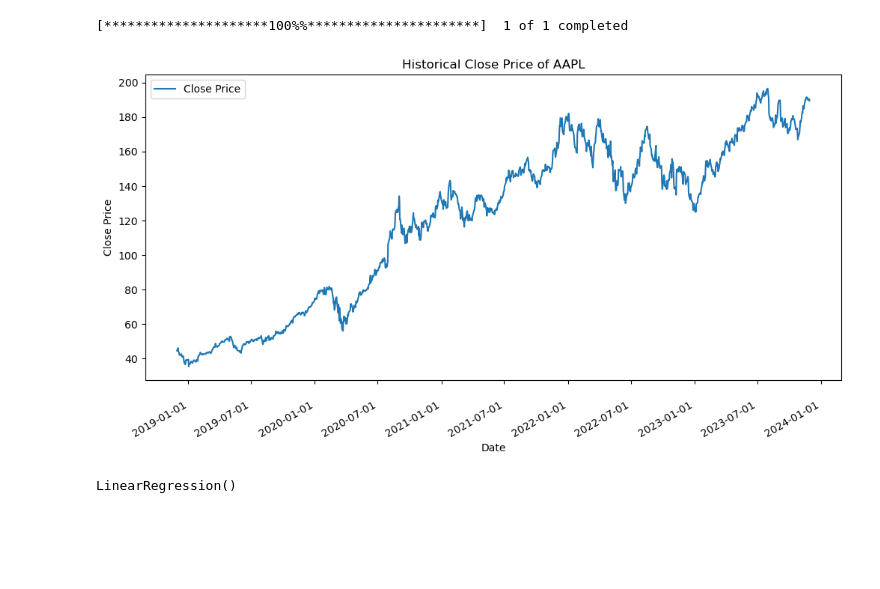
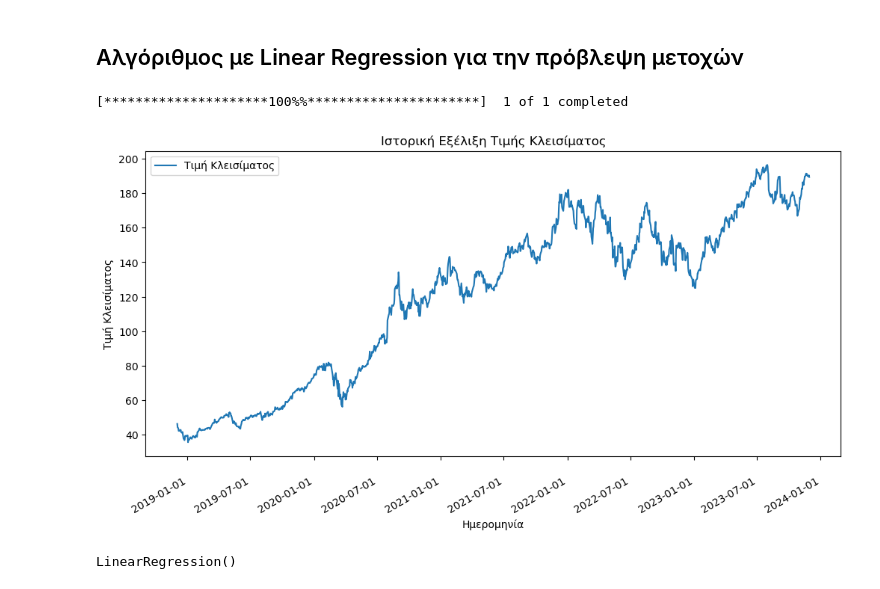
Before and after one commit to KwstasGer/Stock-Prediction-App, a Jupyter notebook: jupyter_ai_project/Linear_regression.ipynb, the cells around one changed output. Saved outputs shown, nothing was run; the diff lists cells and outputs as text; code cells hidden in the pictures; blank space fills up the shorter version.

Commit message:
allages se Decision Tree kai Linear Regression Algorithmo

```diff
--- a/jupyter_ai_project/Linear_regression.ipynb
+++ b/jupyter_ai_project/Linear_regression.ipynb
@@ -1,3 +1,5 @@
+# %% [markdown]
+## Αλγόριθμος με Linear Regression για την πρόβλεψη μετοχών
 # %%
 # Εισαγωγή απαραίτητων βιβλιοθηκών
 import yfinance as yf
@@ -23,28 +25,23 @@ df['Return'] = df['Close'].pct_change() # Υπολογισμός ημερήσι
 df = df.reset_index()
 # %%
 plt.figure(figsize=(12, 6))
-# Make sure 'Date' column is in datetime format
+# Μετατροπή της στήλης 'Date' σε datetime
 df['Date'] = pd.to_datetime(df['Date'])
-# Plot 'Close' column against 'Date' column
-plt.plot(df['Date'], df['Close'], label='Close Price')
-plt.title('Historical Close Price of AAPL')
-plt.xlabel('Date')
-plt.ylabel('Close Price')
+plt.plot(df['Date'], df['Close'], label='Τιμή Κλεισίματος')
+plt.title('Ιστορική Εξέλιξη Τιμής Κλεισίματος')
+plt.xlabel('Ημερομηνία')
+plt.ylabel('Τιμή Κλεισίματος')
 plt.legend()
-plt.gcf().autofmt_xdate()  # Rotate the dates for better readability
+plt.gcf().autofmt_xdate() # rotate στον άξονα x για καλύτερη ανάγνωση των ημερομηνιών
 
-# Improve the date formatting on the x-axis
+# Βελτιστοποίηση του άξονα χ για να εμφανίζονται μόνο οι μήνες Ιανουάριος και Ιούλιος
 plt.gca().xaxis.set_major_formatter(mdates.DateFormatter('%Y-%m-%d'))
-
-# Set major ticks to be every 6 months
 plt.gca().xaxis.set_major_locator(mdates.MonthLocator(bymonth=(1, 7)))
-
-# Reduce the number of date labels shown
 plt.gca().xaxis.set_tick_params(which='major', pad=15)
 
 plt.show()
 # %% [output]
-[figure, old version]
+[figure, new version]
 # %%
 # Δημιουργία μεταβλητών για το μοντέλο μηχανικής μάθησης
 df['Previous_Close'] = df['Close'].shift(1) # Τιμή κλεισίματος προηγούμενης ημέρας
```
Also changed, not shown: parts of 1 cell of this notebook, 3 other files.
